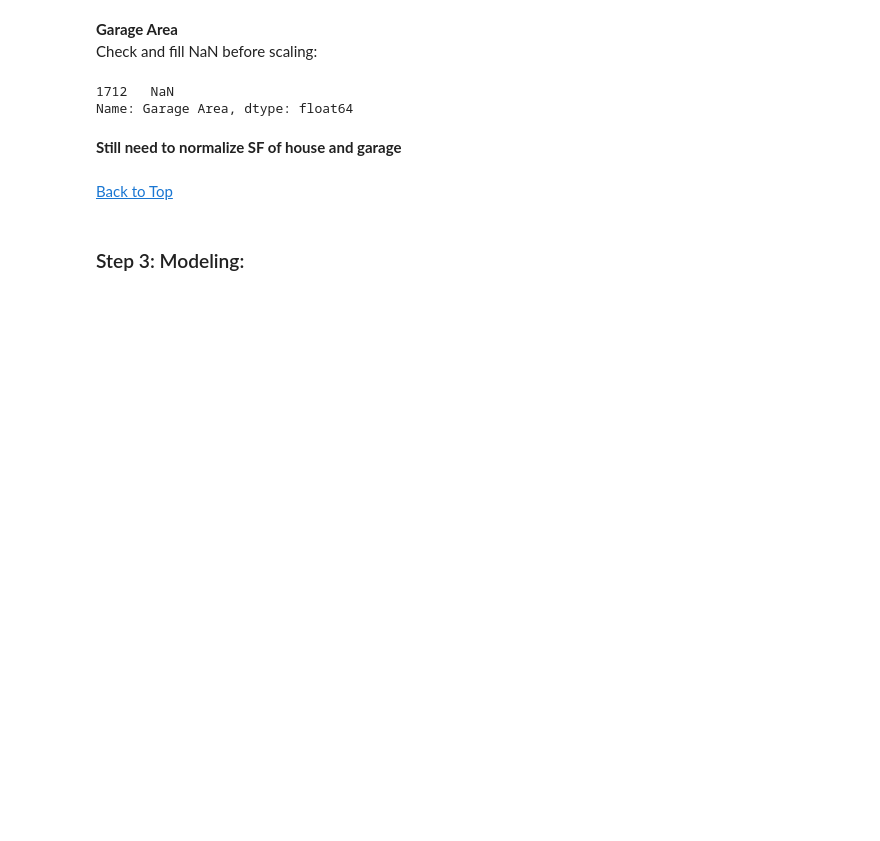
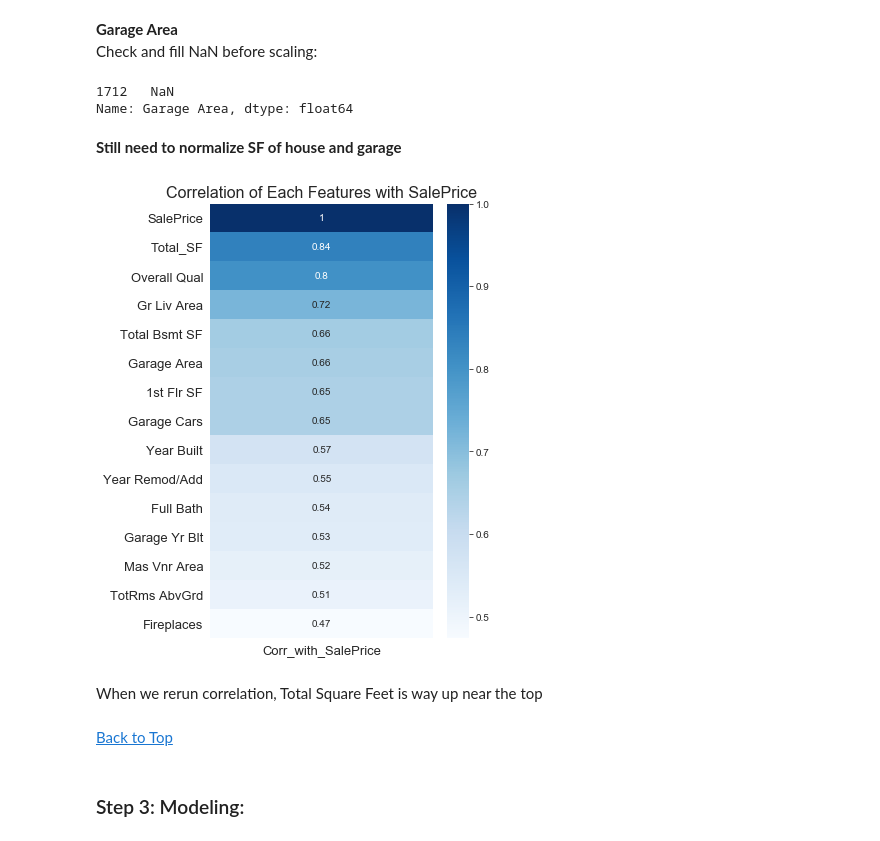
Before and after one commit to Laurarom7/Ames-Housing-Price-Predictor, a Jupyter notebook: Ames_Housing_Prices-Additional-An-Iteration.ipynb, the cells around one changed output. Cells and saved outputs as stored; diff of their text form; code cells hidden in the pictures; blank space fills up the shorter version.

```diff
--- a/Ames_Housing_Prices-Additional-An-Iteration.ipynb
+++ b/Ames_Housing_Prices-Additional-An-Iteration.ipynb
@@ -320,0 +331,3 @@ There are two Total SF outliers greater than 10,000
+# %%
+#drop rows 960, 1885
+houses.drop([960,1885],axis=0,inplace=True)
@@ -375,6 +392,20 @@ houses['Year Built'] = houses['Year Built'] -houses['Year Built'].min()
 houses['Year Remod/Add'] = houses['Year Remod/Add']-houses['Year Remod/Add'].min()
 # %% [markdown]
 **Still need to normalize SF of house and garage**
+# %%
+df_corr = pd.DataFrame(houses.corr()['SalePrice'].sort_values(ascending=False).head(15))
+df_corr.rename(columns={"SalePrice":"Corr_with_SalePrice"},inplace=True)
+df_corr.head(10)
+
+plt.figure(figsize=(5,8))
+sns.heatmap(df_corr,cmap="Blues",annot=True)
+plt.yticks(fontsize=13)
+plt.xticks(fontsize=13)
+plt.title("Correlation of Each Features with SalePrice",fontsize=16);
+# %% [output]
+[figure, added]
+# %% [markdown]
+When we rerun correlation, Total Square Feet is way up near the top
 # %% [markdown]
 [Back to Top](#Executive-Summary:)
 # %% [markdown]
```
Also changed, not shown: parts of 28 cells of this notebook.
